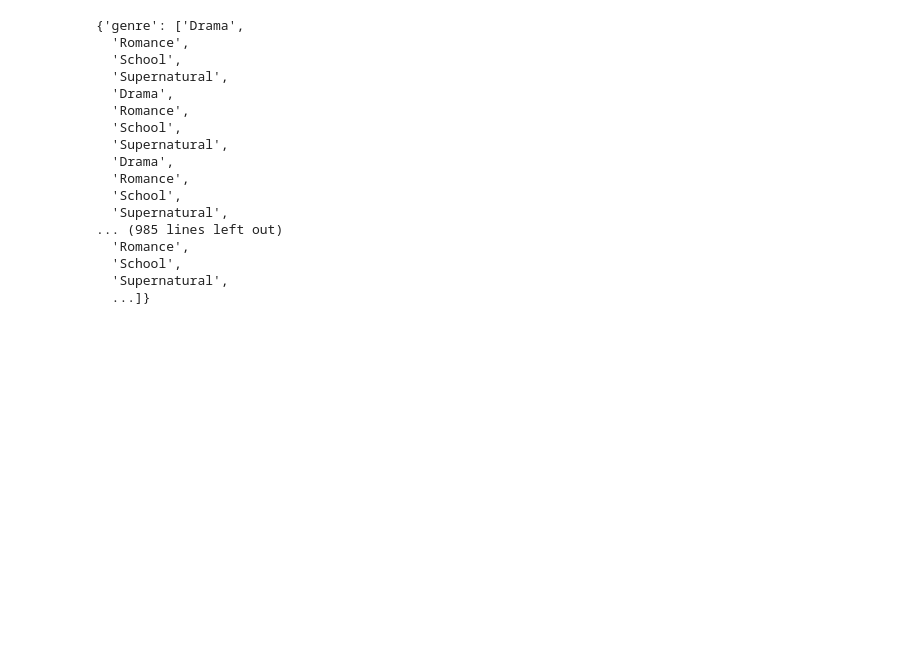
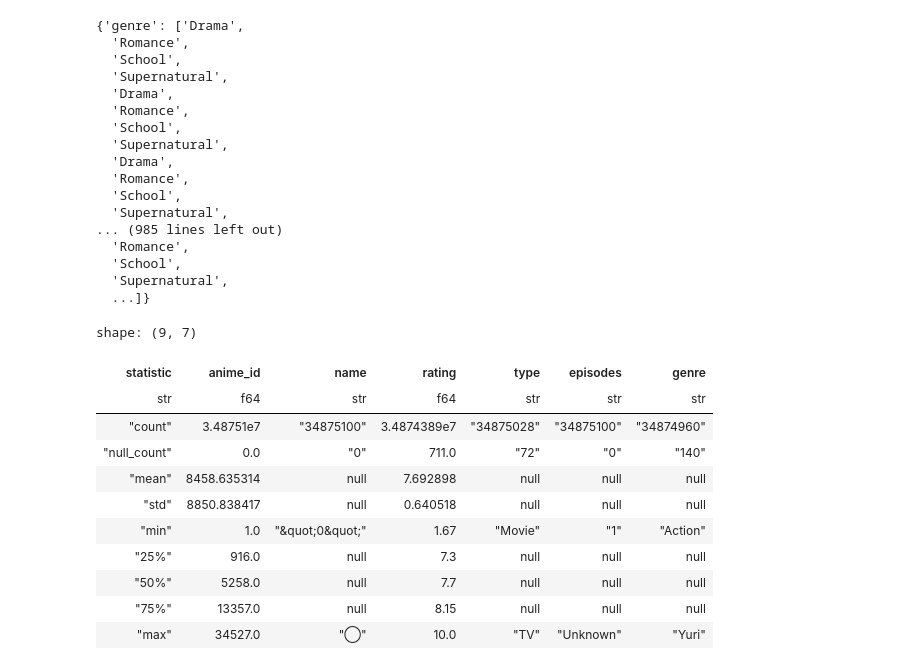
Before and after one commit to ZygimantasB/polars_library, a Jupyter notebook: kaggle/anime_dataset.ipynb, the cells around one changed output. Cells and saved outputs as stored; diff of their text form; code cells hidden in the pictures; blank space fills up the shorter version.

```diff
--- a/kaggle/anime_dataset.ipynb
+++ b/kaggle/anime_dataset.ipynb
@@ -375,3 +375,20 @@ def create_genre_taxonomy():
     }
 
     return genre_taxonomy
+# %%
+combined_df.select([
+    'anime_id', 'name', 'rating', 'type', 'episodes', 'genre'
+]).describe()
+# %% [output]
+shape: (9, 7)
+| statistic | anime_id | name | rating | type | episodes | genre |
+| str | f64 | str | f64 | str | str | str |
+| "count" | 3.48751e7 | "34875100" | 3.4874389e7 | "34875028" | "34875100" | "34874960" |
+| "null_count" | 0.0 | "0" | 711.0 | "72" | "0" | "140" |
+| "mean" | 8458.635314 | null | 7.692898 | null | null | null |
+| "std" | 8850.838417 | null | 0.640518 | null | null | null |
+| "min" | 1.0 | "&quot;0&quot;" | 1.67 | "Movie" | "1" | "Action" |
+| "25%" | 916.0 | null | 7.3 | null | null | null |
+| "50%" | 5258.0 | null | 7.7 | null | null | null |
+| "75%" | 13357.0 | null | 8.15 | null | null | null |
+| "max" | 34527.0 | "◯" | 10.0 | "TV" | "Unknown" | "Yuri" |
```
